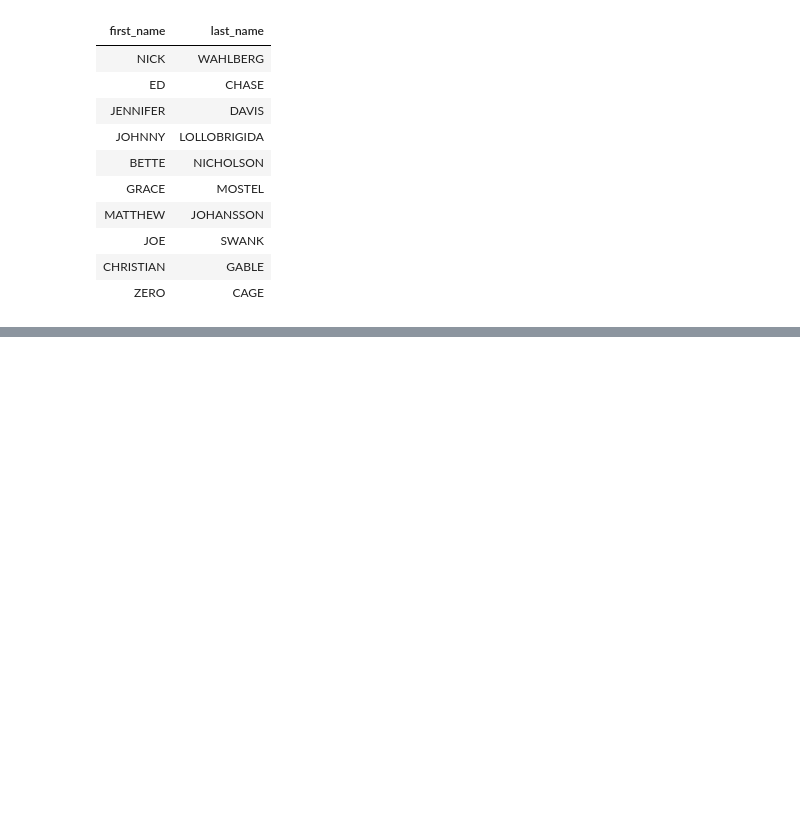
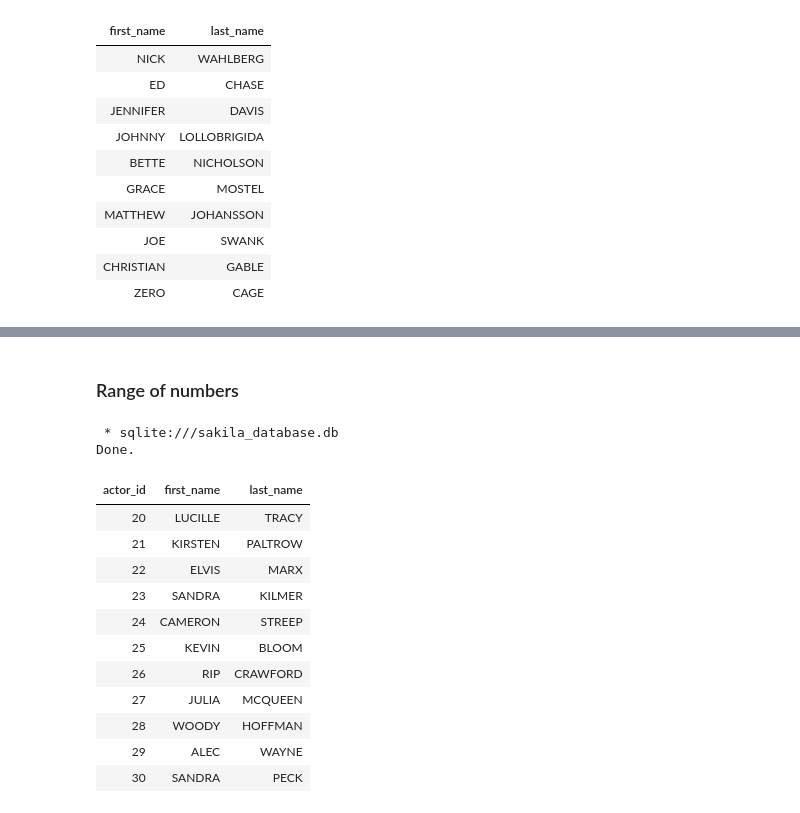
Before and after one commit to ram-polisetti/SQL, a Jupyter notebook: sql_practice.ipynb, the cells around one changed output, grey strips where cells are left out. Drawn from its saved outputs; the diff is of its cells as text; code cells hidden in the pictures; blank space fills up the shorter version.

Commit message:
updated range query

```diff
--- a/sql_practice.ipynb
+++ b/sql_practice.ipynb
@@ -234,0 +251,24 @@ Done.
+# %% [markdown]
+### Range of numbers
+# %%
+%%sql
+-- All actors with an 30>=actor_id>=20
+SELECT actor_id, first_name, last_name
+FROM actor
+WHERE actor_id <= 30 and
+      actor_id >= 20;
+# %% [output]
+ * sqlite:///sakila_database.db
+Done.
+| actor_id | first_name | last_name |
+| 20 | LUCILLE | TRACY |
+| 21 | KIRSTEN | PALTROW |
+| 22 | ELVIS | MARX |
+| 23 | SANDRA | KILMER |
+| 24 | CAMERON | STREEP |
+| 25 | KEVIN | BLOOM |
+| 26 | RIP | CRAWFORD |
+| 27 | JULIA | MCQUEEN |
+| 28 | WOODY | HOFFMAN |
+| 29 | ALEC | WAYNE |
+| 30 | SANDRA | PECK |
```
Also changed, not shown: parts of 2 cells of this notebook, 1 other file.
